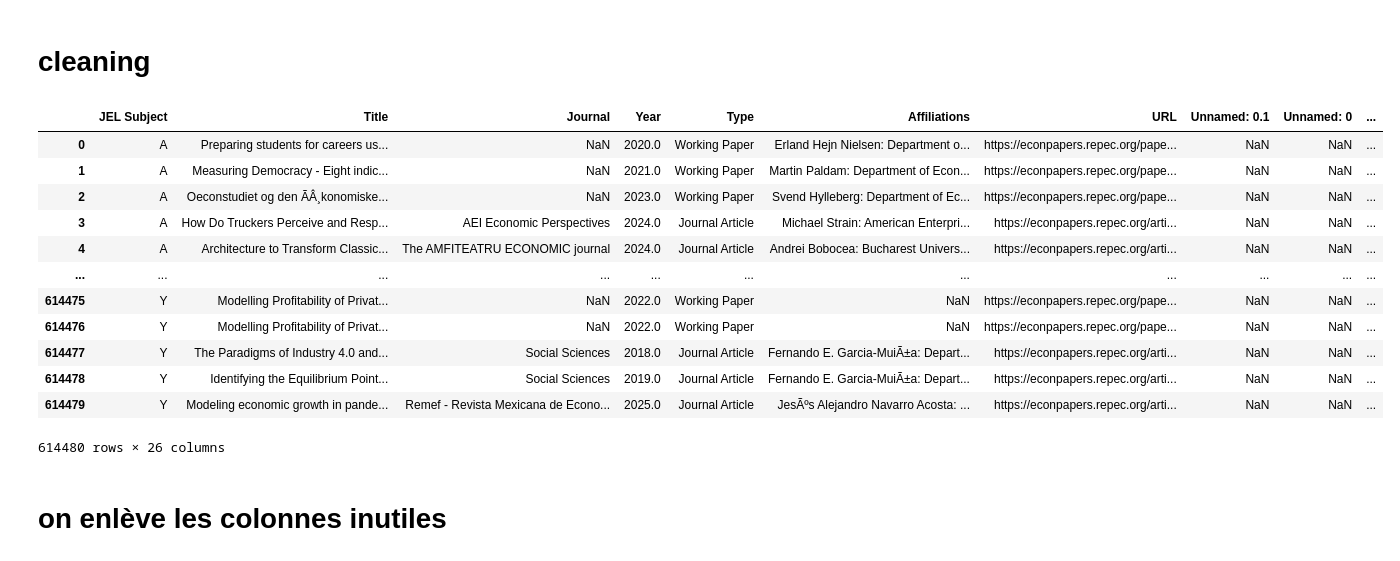
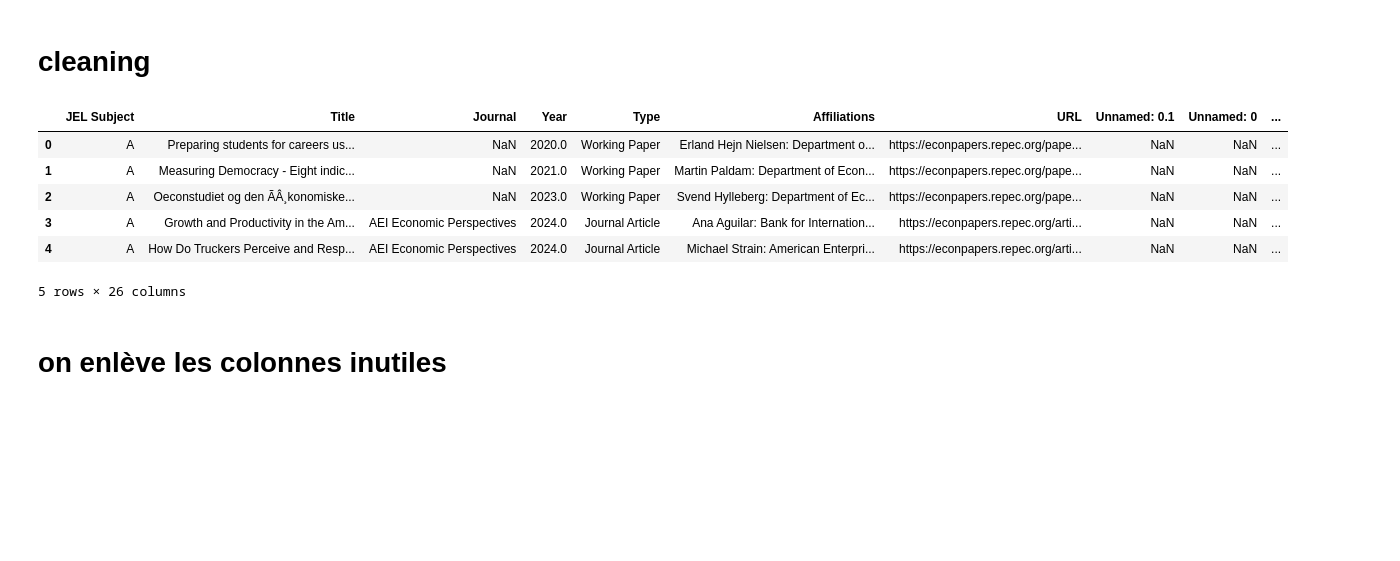
Before and after one commit to celinamadaschi/Telecom-DataAnalysis_Economics, a Jupyter notebook: isaure merge.ipynb, the cells around one changed output. Saved outputs shown, nothing was run; the diff lists cells and outputs as text; code cells hidden in the pictures; blank space fills up the shorter version.

```diff
--- a/isaure merge.ipynb
+++ b/isaure merge.ipynb
@@ -5,0 +8,6 @@ import pathlib
+# %%
+data_UK2 = pd.read_csv("data_UK_chunk_1 (1).csv")  #fini
+# %%
+data_UK3 = pd.read_csv("data_UK_chunk_1 (2).csv") #en cours
+# %%
+data_UK4 = pd.read_csv("data_UK_chunk_2 (3).csv") #en cours
@@ -15,7 +53,16 @@ BASE_PATH = Path("JEL-code-Data")
 # -----------------------
 # Institutions
 # -----------------------
-authors_institution_df = pd.read_csv("data_A_Z.csv")
+data_A_Z= pd.read_csv("data_A_Z.csv")
+authors_institution_df = (
+    pd.concat(
+        [
+           data_A_Z, data_UK1, data_UK2, data_UK3, data_UK4
+        ],
+        ignore_index=True
+    )
+    .drop_duplicates()
+)
 authors_institution_df["share_pct"] = authors_institution_df["share_pct"].fillna(100)
 
 # -----------------------
@@ -304,7 +355,7 @@ JEL_matched_final["author_name"].nunique()
 # %% [markdown]
 # cleaning
 # %%
-JEL_matched_final
+JEL_matched_final.head()
 # %% [output]
 |  | JEL Subject | Title | Journal | Year | Type | Affiliations | URL | Unnamed: 0.1 | Unnamed: 0 | ... |
 | 0 | A | Preparing students for careers us... | NaN | 2020.0 | Working Paper | Erland Hejn Nielsen: Department o... | https://econpapers.repec.org/pape... | NaN | NaN | ... |
@@ -313,12 +364,6 @@ JEL_matched_final
-| 3 | A | How Do Truckers Perceive and Resp... | AEI Economic Perspectives | 2024.0 | Journal Article | Michael Strain: American Enterpri... | https://econpapers.repec.org/arti... | NaN | NaN | ... |
-| 4 | A | Architecture to Transform Classic... | The AMFITEATRU ECONOMIC journal | 2024.0 | Journal Article | Andrei Bobocea: Bucharest Univers... | https://econpapers.repec.org/arti... | NaN | NaN | ... |
-| ... | ... | ... | ... | ... | ... | ... | ... | ... | ... | ... |
-| 614475 | Y | Modelling Profitability of Privat... | NaN | 2022.0 | Working Paper | NaN | https://econpapers.repec.org/pape... | NaN | NaN | ... |
-| 614476 | Y | Modelling Profitability of Privat... | NaN | 2022.0 | Working Paper | NaN | https://econpapers.repec.org/pape... | NaN | NaN | ... |
-| 614477 | Y | The Paradigms of Industry 4.0 and... | Social Sciences | 2018.0 | Journal Article | Fernando E. Garcia-MuiÃ±a: Depart... | https://econpapers.repec.org/arti... | NaN | NaN | ... |
-| 614478 | Y | Identifying the Equilibrium Point... | Social Sciences | 2019.0 | Journal Article | Fernando E. Garcia-MuiÃ±a: Depart... | https://econpapers.repec.org/arti... | NaN | NaN | ... |
-| 614479 | Y | Modeling economic growth in pande... | Remef - Revista Mexicana de Econo... | 2025.0 | Journal Article | JesÃºs Alejandro Navarro Acosta: ... | https://econpapers.repec.org/arti... | NaN | NaN | ... |
+| 3 | A | Growth and Productivity in the Am... | AEI Economic Perspectives | 2024.0 | Journal Article | Ana Aguilar: Bank for Internation... | https://econpapers.repec.org/arti... | NaN | NaN | ... |
+| 4 | A | How Do Truckers Perceive and Resp... | AEI Economic Perspectives | 2024.0 | Journal Article | Michael Strain: American Enterpri... | https://econpapers.repec.org/arti... | NaN | NaN | ... |
-614480 rows × 26 columns
+5 rows × 26 columns
 # %% [markdown]
 # on enlève les colonnes inutiles
 # %%
```
Also changed, not shown: parts of 22 cells of this notebook.
